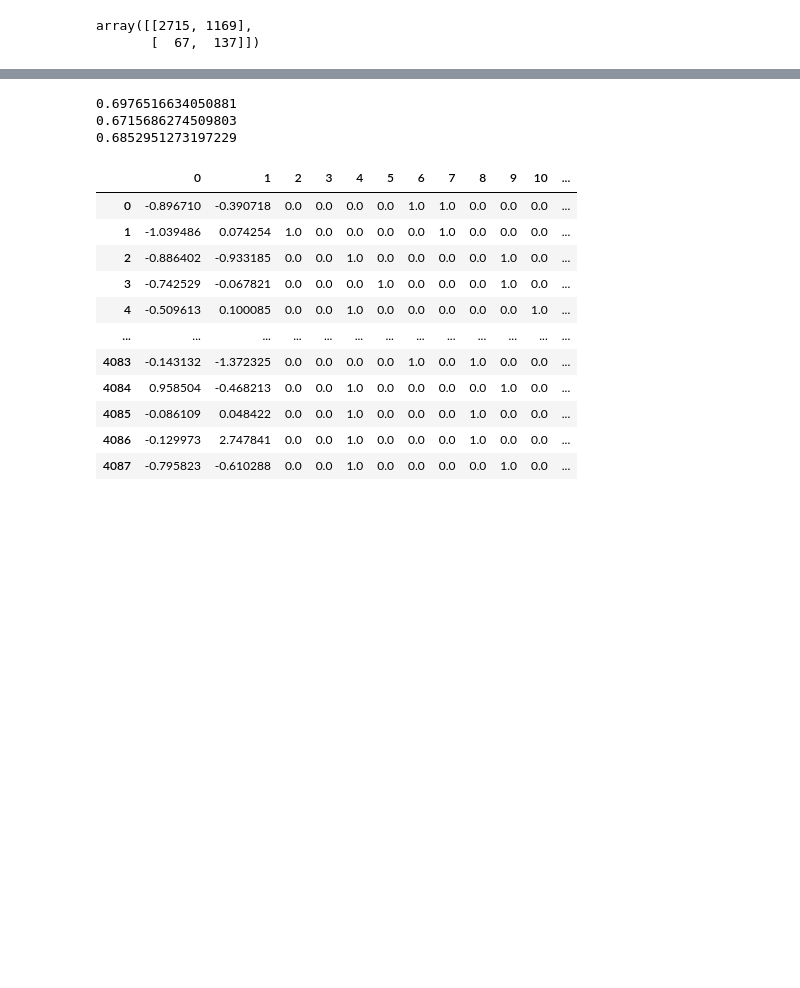
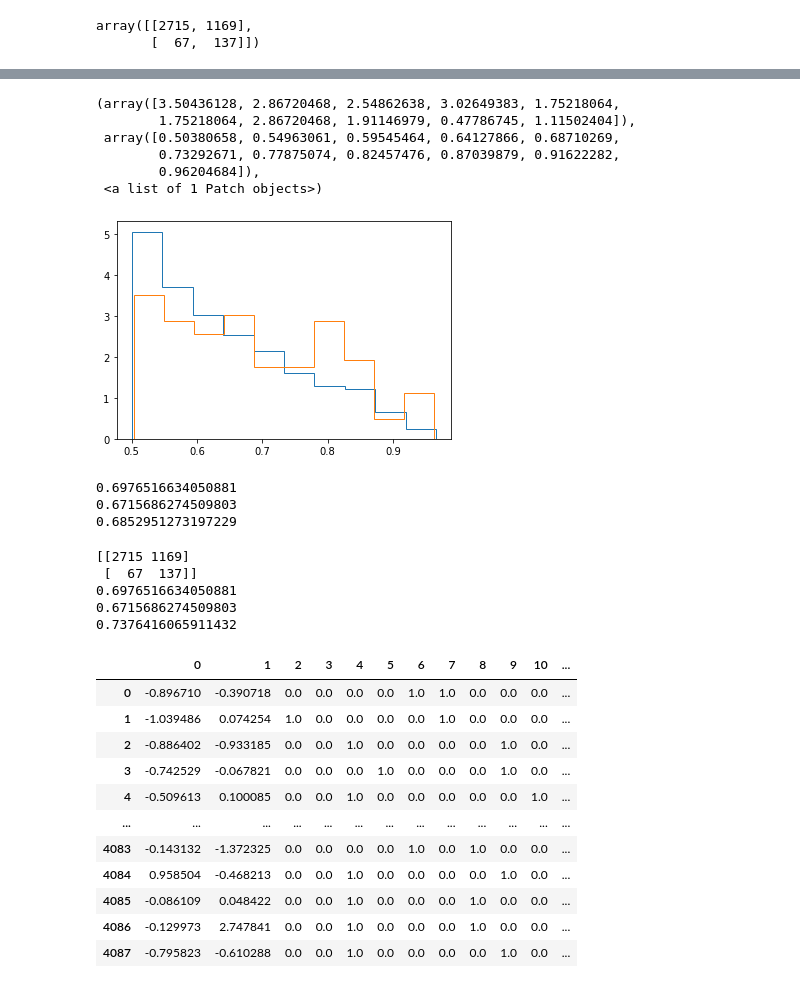
Before and after one commit to danisuar3z/ML_UNSAM_grupo1, a Jupyter notebook: stroke/classification.ipynb, the cells around one changed output, grey strips where cells are left out. Drawn from its saved outputs; the diff is of its cells as text; code cells hidden in the pictures; blank space fills up the shorter version.

```diff
--- a/stroke/classification.ipynb
+++ b/stroke/classification.ipynb
@@ -145,3 +168,14 @@ array([[2715, 1169],
+# %%
+plt.hist(y_score_log[np.where((df.stroke == 0 ) & (ypred == 1)),1].T, density=1, histtype="step")
+plt.hist(y_score_log[np.where((df.stroke == 1 ) & (ypred == 1)),1].T, density=1,histtype="step")
+# %% [output]
+(array([3.50436128, 2.86720468, 2.54862638, 3.02649383, 1.75218064,
+        1.75218064, 2.86720468, 1.91146979, 0.47786745, 1.11502404]),
+ array([0.50380658, 0.54963061, 0.59545464, 0.64127866, 0.68710269,
+        0.73292671, 0.77875074, 0.82457476, 0.87039879, 0.91622282,
+        0.96204684]),
+ <a list of 1 Patch objects>)
+[figure, added]
 # %%
 from sklearn.metrics import recall_score, roc_auc_score
 
@@ -152,6 +186,24 @@ print(roc_auc_score(df.stroke, ypred))
 0.6976516634050881
 0.6715686274509803
 0.6852951273197229
+# %%
+#probamos subir el umbral a ver que pasa
+umbral = 0.5
+ypred_umbral = np.zeros(len(df_listo))
+for i in range(len(df_listo)):
+  if y_score_log[i,1] >= umbral:
+    ypred_umbral[i] = 1
+
+print(confusion_matrix(df.stroke, ypred_umbral))
+print(accuracy_score(df.stroke, ypred_umbral))
+print(recall_score(df.stroke, ypred_umbral))
+print(roc_auc_score(df.stroke, y_score_log[:,1]))
+# %% [output]
+[[2715 1169]
+ [  67  137]]
+0.6976516634050881
+0.6715686274509803
+0.7376416065911432
 # %%
 df_listo
 # %% [output]
```
Also changed, not shown: parts of 11 cells of this notebook.
